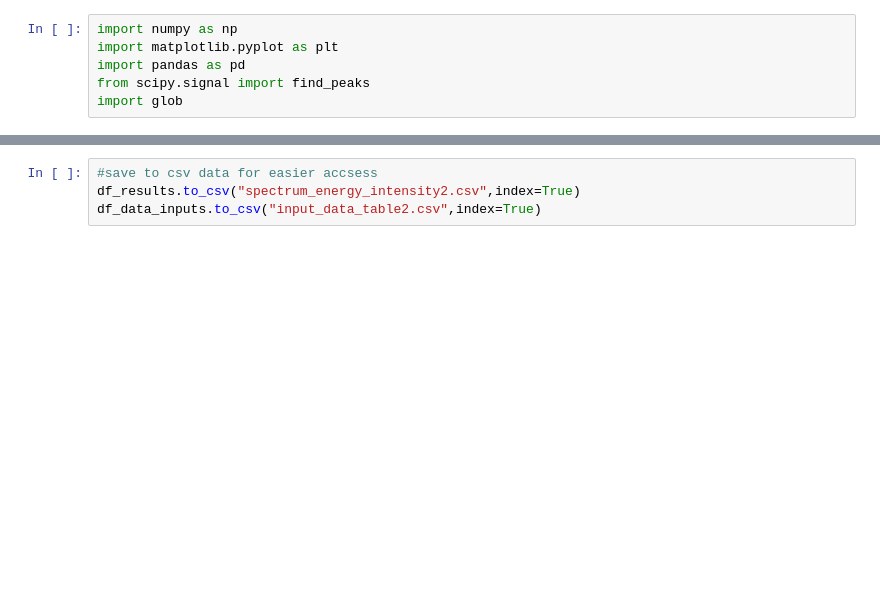
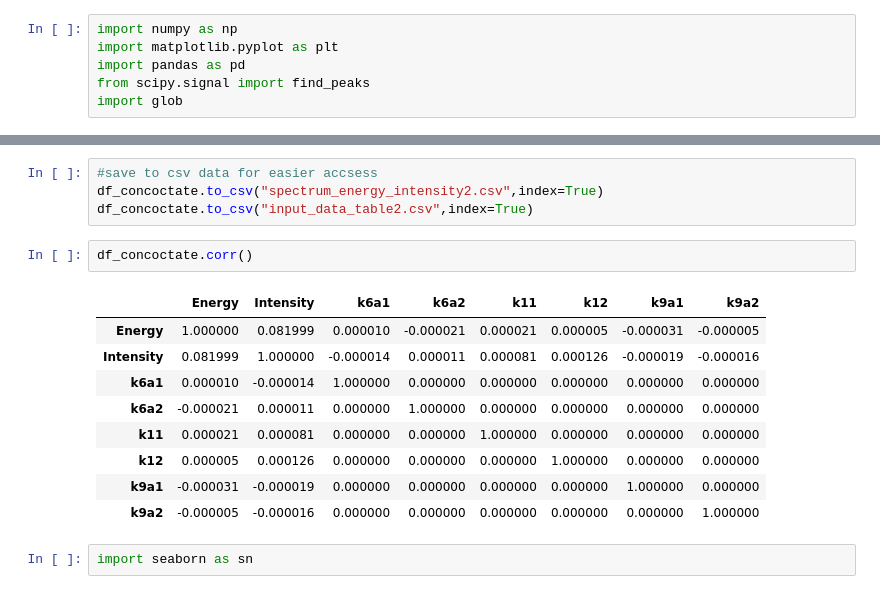
Before and after one commit to GwydionJon/EN_learn, a Jupyter notebook: Read_Spectrum_V2.ipynb, the cells around one changed output, grey strips where cells are left out. Saved outputs shown, nothing was run; the diff lists cells and outputs as text; blank space fills up the shorter version.

```diff
--- a/Read_Spectrum_V2.ipynb
+++ b/Read_Spectrum_V2.ipynb
@@ -61,4 +128,18 @@ df_data_inputs = pd.read_csv("spectral_Data/all_729_configuration.txt",sep=";",e
 # %%
 #save to csv data for easier accsess
-df_results.to_csv("spectrum_energy_intensity2.csv",index=True)
-df_data_inputs.to_csv("input_data_table2.csv",index=True)
+df_concoctate.to_csv("spectrum_energy_intensity2.csv",index=True)
+df_concoctate.to_csv("input_data_table2.csv",index=True)
+# %%
+df_concoctate.corr()
+# %% [output]
+|  | Energy | Intensity | k6a1 | k6a2 | k11 | k12 | k9a1 | k9a2 |
+| Energy | 1.000000 | 0.081999 | 0.000010 | -0.000021 | 0.000021 | 0.000005 | -0.000031 | -0.000005 |
+| Intensity | 0.081999 | 1.000000 | -0.000014 | 0.000011 | 0.000081 | 0.000126 | -0.000019 | -0.000016 |
+| k6a1 | 0.000010 | -0.000014 | 1.000000 | 0.000000 | 0.000000 | 0.000000 | 0.000000 | 0.000000 |
+| k6a2 | -0.000021 | 0.000011 | 0.000000 | 1.000000 | 0.000000 | 0.000000 | 0.000000 | 0.000000 |
+| k11 | 0.000021 | 0.000081 | 0.000000 | 0.000000 | 1.000000 | 0.000000 | 0.000000 | 0.000000 |
+| k12 | 0.000005 | 0.000126 | 0.000000 | 0.000000 | 0.000000 | 1.000000 | 0.000000 | 0.000000 |
+| k9a1 | -0.000031 | -0.000019 | 0.000000 | 0.000000 | 0.000000 | 0.000000 | 1.000000 | 0.000000 |
+| k9a2 | -0.000005 | -0.000016 | 0.000000 | 0.000000 | 0.000000 | 0.000000 | 0.000000 | 1.000000 |
+# %%
+import seaborn as sn
```
Also changed, not shown: parts of 7 cells of this notebook, 6 other files.
